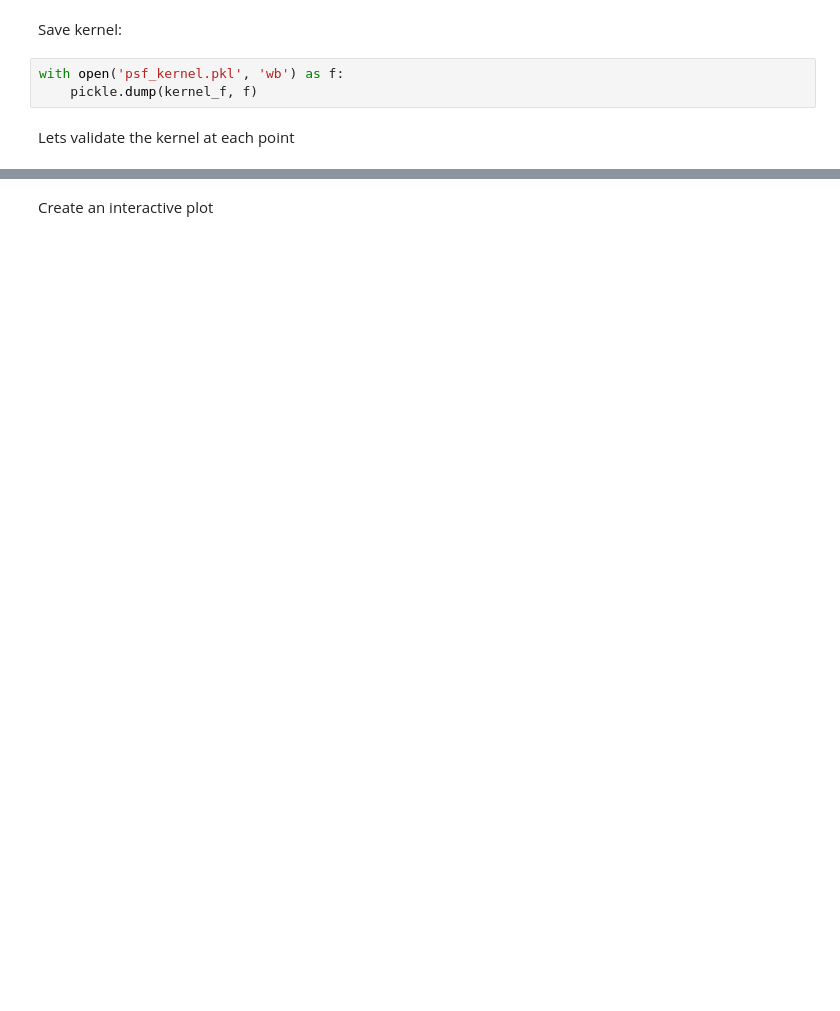
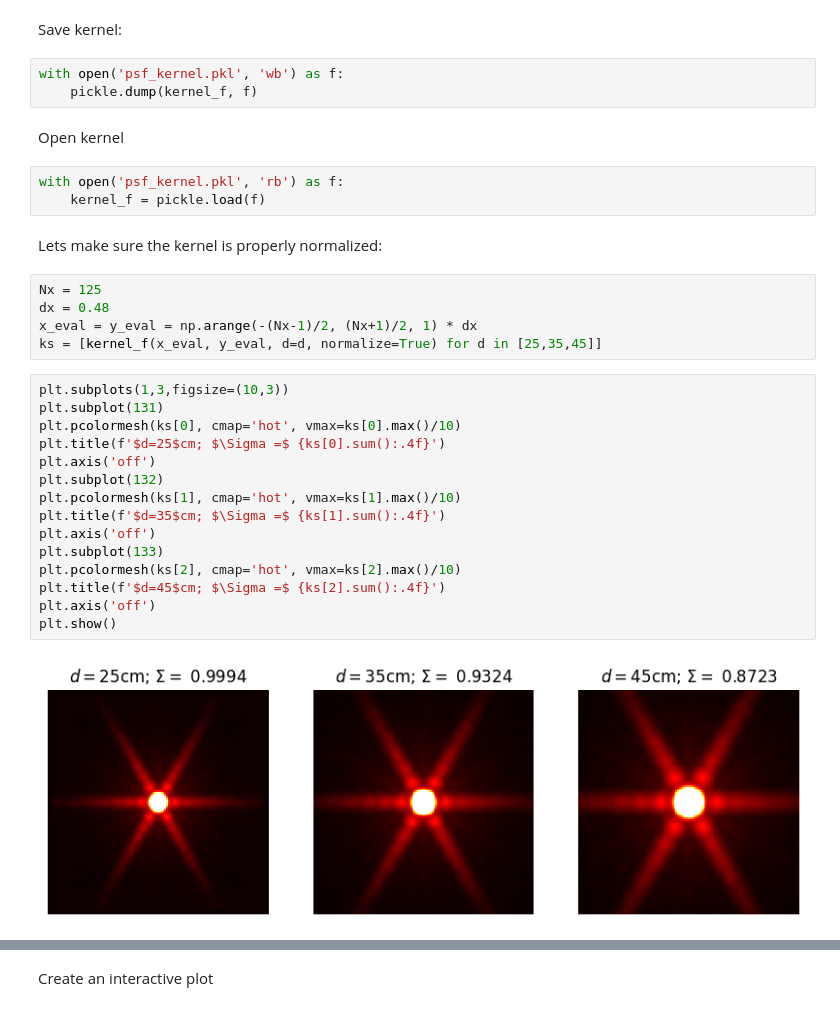
Before and after one commit to lukepolson/spect_psf_fitting, a Jupyter notebook: analysis.ipynb, the cells around one changed output, grey strips where cells are left out. Drawn from its saved outputs; the diff is of its cells as text; blank space fills up the shorter version.

```diff
--- a/analysis.ipynb
+++ b/analysis.ipynb
@@ -28,5 +37,32 @@ Save kernel:
 # %%
 with open('psf_kernel.pkl', 'wb') as f:
     pickle.dump(kernel_f, f)
-# %% [markdown]
-Lets validate the kernel at each point
+# %% [markdown]
+Open kernel
+# %%
+with open('psf_kernel.pkl', 'rb') as f:
+    kernel_f = pickle.load(f)
+# %% [markdown]
+Lets make sure the kernel is properly normalized:
+# %%
+Nx = 125
+dx = 0.48
+x_eval = y_eval = np.arange(-(Nx-1)/2, (Nx+1)/2, 1) * dx
+ks = [kernel_f(x_eval, y_eval, d=d, normalize=True) for d in [25,35,45]]
+# %%
+plt.subplots(1,3,figsize=(10,3))
+plt.subplot(131)
+plt.pcolormesh(ks[0], cmap='hot', vmax=ks[0].max()/10)
+plt.title(f'$d=25$cm; $\Sigma =$ {ks[0].sum():.4f}')
+plt.axis('off')
+plt.subplot(132)
+plt.pcolormesh(ks[1], cmap='hot', vmax=ks[1].max()/10)
+plt.title(f'$d=35$cm; $\Sigma =$ {ks[1].sum():.4f}')
+plt.axis('off')
+plt.subplot(133)
+plt.pcolormesh(ks[2], cmap='hot', vmax=ks[2].max()/10)
+plt.title(f'$d=45$cm; $\Sigma =$ {ks[2].sum():.4f}')
+plt.axis('off')
+plt.show()
+# %% [output]
+[figure, added]
```
Also changed, not shown: parts of 8 cells of this notebook, 1 other file.
